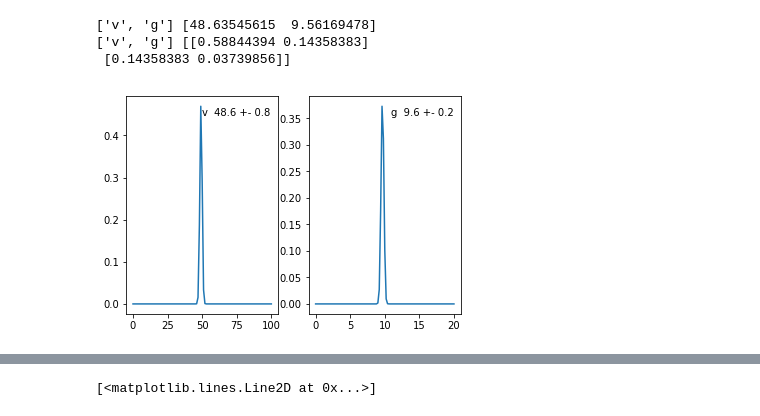
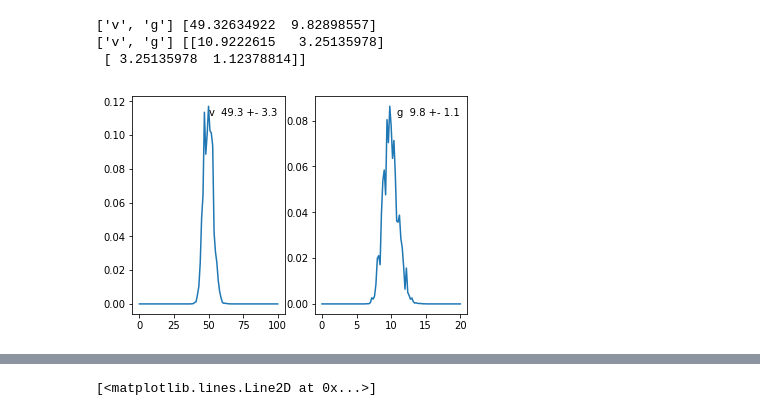
Before and after one commit to jpierel14/USC_PythonCourse_2019, a Jupyter notebook: Day_4/day_4_examples.ipynb, the cells around one changed output, grey strips where cells are left out. Cells and saved outputs as stored; diff of their text form; code cells hidden in the pictures.

Commit message:
day 4 cool things work now, 2d gaussian likelihoods

```diff
--- a/Day_4/day_4_examples.ipynb
+++ b/Day_4/day_4_examples.ipynb
@@ -18,0 +39,6 @@ my_data=Table([times,heights,errors,errors_t],names=('time','height','error','er
+# %%
+def generate_experiment_error_function(mu, cov):
+    def experiment_error_function(Point):
+        x = Point
+        return multi_gauss.pdf(x, mu, cov)
+    return experiment_error_function
@@ -147,53 +221,62 @@ def multiple_datapoint_likelihood_function(t1s,f1s,fts,sigmas):
 
     return(result)
 
-def single_2d_datapoint_likelihood_function(t1,f1,ft,sigma):
-    constant=1./np.sqrt(2*(np.pi**2.)*sigma)
-    gauss=constant*np.exp(-.5*np.transpose(f1-ft)*np.linalg.inv(sigma)*(f1-ft))
+def single_2d_datapoint_likelihood_function(mu_obs,mu_sample,sigma):
+    constant=1./np.sqrt(2*(np.pi**2.)*np.linalg.det(sigma))
+    gauss=constant*np.exp(-.5*np.transpose(mu_obs-mu_sample)*np.linalg.inv(sigma)*(mu_obs-mu_sample))
     return(gauss)
 
-def multiple_2d_datapoint_likelihood_function(t1s,f1s,fts,sigmas):
+def multiple_2d_datapoint_likelihood_function(t1s,f1s,sigmas,parameters):
     result=1.
-    for (t1,f1,ft,sigma) in zip(t1s,f1s,fts,sigmas):
-        result*=single_datapoint_likelihood_function(t1,f1,ft,sigma)
+    for (t1,f1,sigma) in zip(t1s,f1s,sigmas):
+        sum_2d_gauss=0.
+        curve_samples=np.linspace(t1-3*np.sqrt(sigma[0][0]),t1+3*np.sqrt(sigma[0][0]),10)
+        for t_sample in curve_samples:
+            f_sample=my_model(*np.append(parameters,[t_sample]))
+            mu=np.array([t_sample,f_sample])
+            x=np.array([t1,f1])
+            sum_2d_gauss+=(multi_gauss.pdf(x,mu,sigma)/len(curve_samples))
 
+        result*=sum_2d_gauss
     return(result)
 
 def correct_loglikelihood(parameters):
     modeled=np.array([my_model(*np.append(parameters,[x])) for x in my_data['time']])
     observed=my_data['height']
-    errors=my_data['error']
-    return(np.log(multiple_datapoint_likelihood_function(my_data['time'],
-                                observed,modeled,errors)))
+    return(np.log(multiple_2d_datapoint_likelihood_function(my_data['time'],
+                                observed,my_model,parameters,covariances)))
 
-def make_2d_likelihood(parameters):
-    modeled=np.array([my_model(*np.append(parameters,[x])) for x in my_data['time']])
-    observed=my_data['height']
+def correct_2d_loglikelihood(parameters):
+    likelihood=np.log(multiple_2d_datapoint_likelihood_function(my_2d_data['time'],
+                            my_2d_data['height'],
+                            covariance_matrices,parameters))
+
+    return(likelihood)
 # %%
-npoints=1000
+npoints=100
 method='single'
 maxiter=None
 maxcall=None
 rstate=None
 verbose=False
 vparam_names = ['v','g']
 bounds={'v':(0,100),'g':(0,20)}
 ppfs=bounds_and_priors_to_ppf(bounds)
 iparam_names = [key for key in vparam_names if key in ppfs]
 ppflist = [ppfs[key] for key in iparam_names]
 npdim = len(iparam_names)  # length of u
 ndim = len(vparam_names)  # length of v
-res = nestle.sample(correct_loglikelihood, prior_transform, ndim, npdim=npdim,
+res = nestle.sample(correct_2d_loglikelihood, prior_transform, ndim, npdim=npdim,
                         npoints=npoints, method=method, maxiter=maxiter,
                         maxcall=maxcall, rstate=rstate,
                         callback=(nestle.print_progress if verbose else None))
 
 vparameters, cov = nestle.mean_and_cov(res.samples, res.weights)
 print(vparam_names,vparameters)
 print(vparam_names,cov)
 plot_marginal_pdfs(vparam_names,res.weights,res.samples,bounds,nbins=101)
 # %% [output]
-['v', 'g'] [48.63545615  9.56169478]
-['v', 'g'] [[0.58844394 0.14358383]
- [0.14358383 0.03739856]]
+['v', 'g'] [49.32634922  9.82898557]
+['v', 'g'] [[10.9222615   3.25135978]
+ [ 3.25135978  1.12378814]]
-[figure, old version]
+[figure, new version]
```
Also changed, not shown: parts of 8 cells of this notebook.
